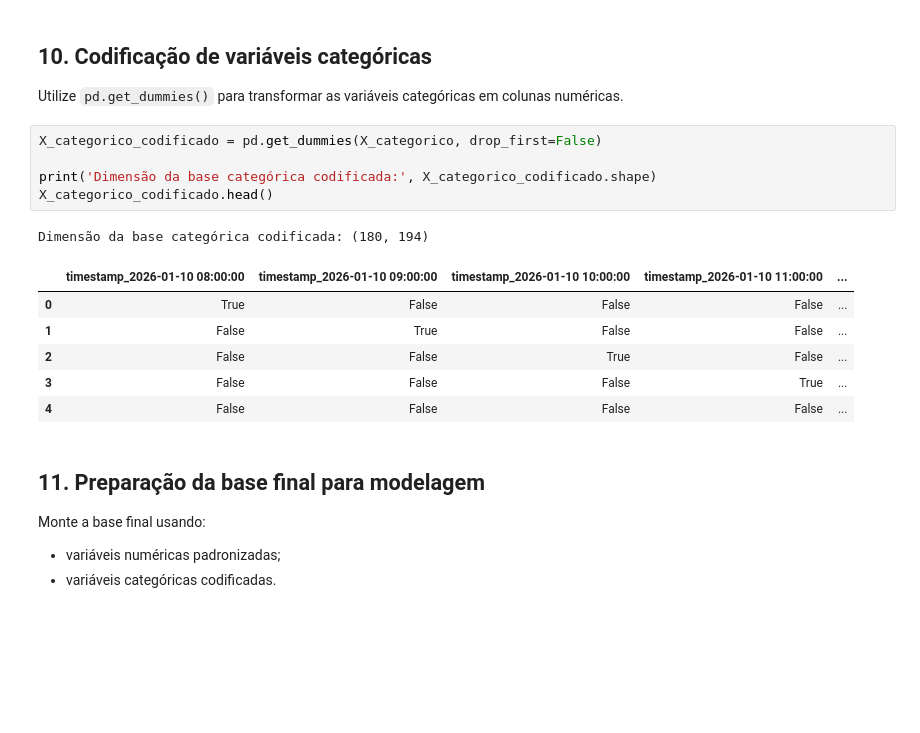
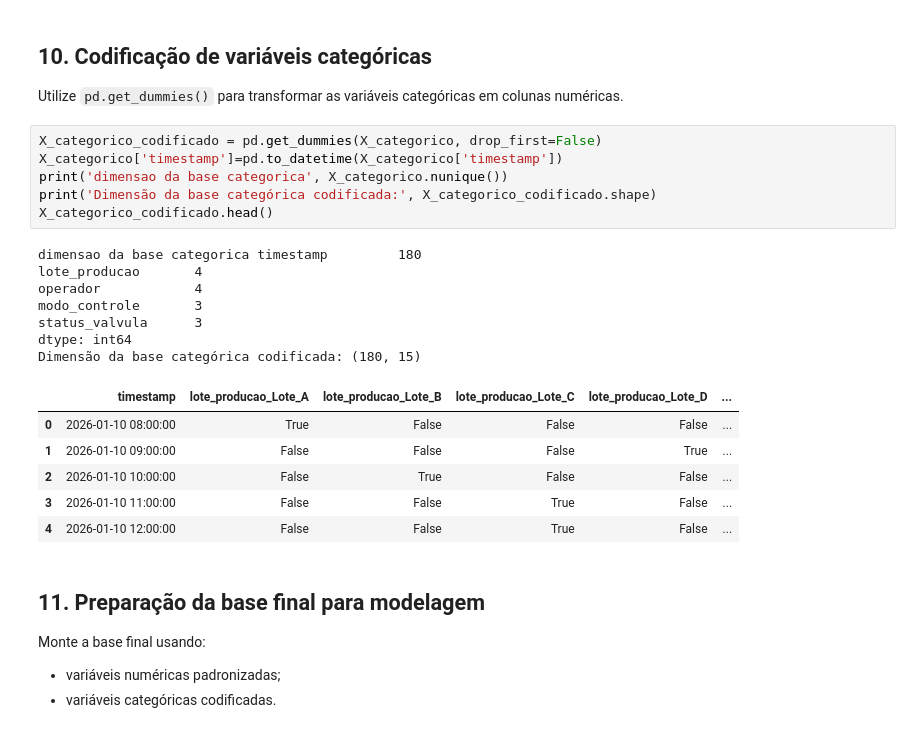
Before and after one commit to guslimaa777/45419370, a Jupyter notebook: aula3_machine_learning_industria_aluno.ipynb, the cells around one changed output. Drawn from its saved outputs; the diff is of its cells as text; blank space fills up the shorter version.

```diff
--- a/aula3_machine_learning_industria_aluno.ipynb
+++ b/aula3_machine_learning_industria_aluno.ipynb
@@ -271,17 +271,24 @@ Quando a padronização pode ser mais útil que a normalização?
 Utilize `pd.get_dummies()` para transformar as variáveis categóricas em colunas numéricas.
 # %%
 X_categorico_codificado = pd.get_dummies(X_categorico, drop_first=False)
-
+X_categorico['timestamp']=pd.to_datetime(X_categorico['timestamp'])
+print('dimensao da base categorica', X_categorico.nunique())
 print('Dimensão da base categórica codificada:', X_categorico_codificado.shape)
 X_categorico_codificado.head()
 # %% [output]
-Dimensão da base categórica codificada: (180, 194)
+dimensao da base categorica timestamp         180
+lote_producao       4
+operador            4
+modo_controle       3
+status_valvula      3
+dtype: int64
+Dimensão da base categórica codificada: (180, 15)
-|  | timestamp_2026-01-10 08:00:00 | timestamp_2026-01-10 09:00:00 | timestamp_2026-01-10 10:00:00 | timestamp_2026-01-10 11:00:00 | ... |
-| 0 | True | False | False | False | ... |
-| 1 | False | True | False | False | ... |
-| 2 | False | False | True | False | ... |
-| 3 | False | False | False | True | ... |
-| 4 | False | False | False | False | ... |
+|  | timestamp | lote_producao_Lote_A | lote_producao_Lote_B | lote_producao_Lote_C | lote_producao_Lote_D | ... |
+| 0 | 2026-01-10 08:00:00 | True | False | False | False | ... |
+| 1 | 2026-01-10 09:00:00 | False | False | False | True | ... |
+| 2 | 2026-01-10 10:00:00 | False | True | False | False | ... |
+| 3 | 2026-01-10 11:00:00 | False | False | True | False | ... |
+| 4 | 2026-01-10 12:00:00 | False | False | True | False | ... |
 # %% [markdown]
 ## 11. Preparação da base final para modelagem
 
```
Also changed, not shown: parts of 3 cells of this notebook.
